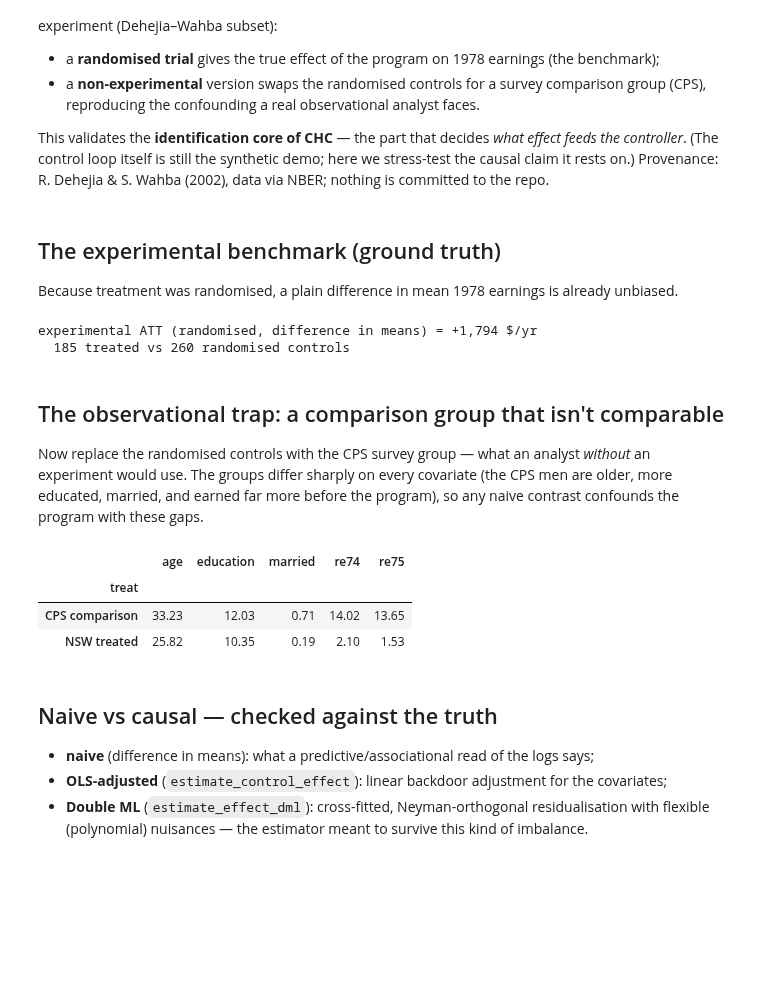
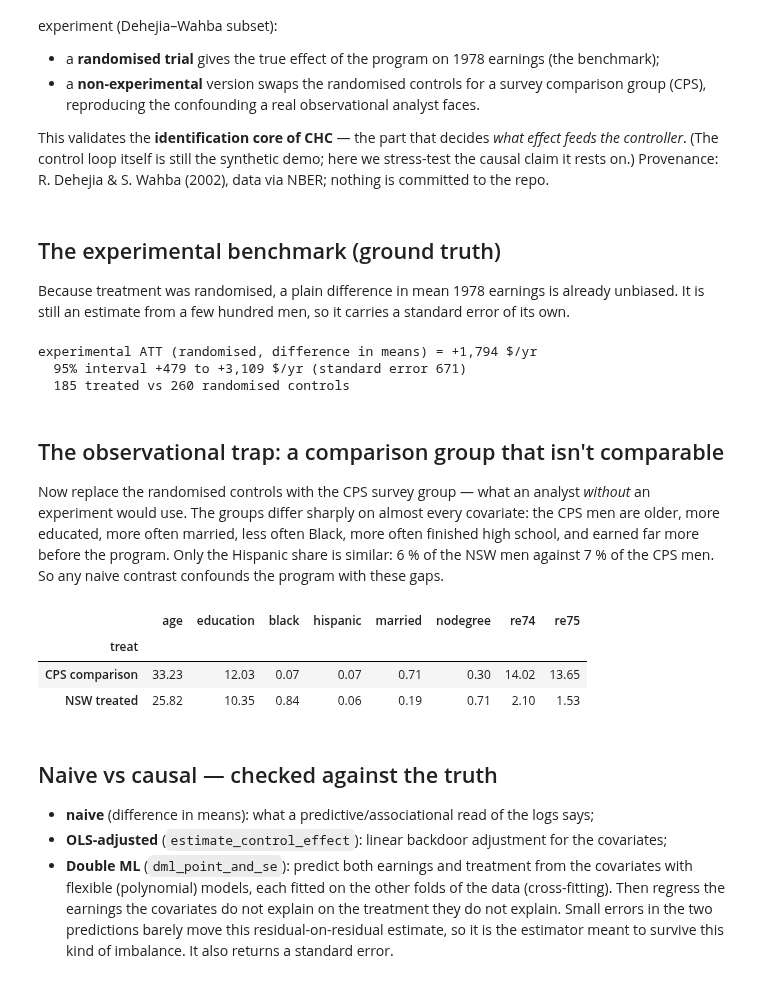
Before and after one commit to causaldyn/causal-hybrid-control, a Jupyter notebook: notebooks/07_real_data_lalonde.ipynb, the cells around one changed output. Saved outputs shown, nothing was run; the diff lists cells and outputs as text; code cells hidden in the pictures; blank space fills up the shorter version.

```diff
--- a/notebooks/07_real_data_lalonde.ipynb
+++ b/notebooks/07_real_data_lalonde.ipynb
@@ -56,42 +57,48 @@ def to_chc(df: pd.DataFrame) -> dict:
 # %% [markdown]
 ## The experimental benchmark (ground truth)
 
-Because treatment was randomised, a plain difference in mean 1978 earnings is already unbiased.
+Because treatment was randomised, a plain difference in mean 1978 earnings is already unbiased. It is
+still an estimate from a few hundred men, so it carries a standard error of its own.
 # %%
-truth = float(
-    experimental.loc[experimental.treat == 1, "re78"].mean()
-    - experimental.loc[experimental.treat == 0, "re78"].mean()
+treated = experimental.loc[experimental.treat == 1, "re78"]
+controls = experimental.loc[experimental.treat == 0, "re78"]
+truth = float(treated.mean() - controls.mean())
+truth_se = float((treated.var() / len(treated) + controls.var() / len(controls)) ** 0.5)
+print(f"experimental ATT (randomised, difference in means) = {truth * 1000:+,.0f} $/yr")
+print(
+    f"  95% interval {(truth - 1.96 * truth_se) * 1000:+,.0f} to "
+    f"{(truth + 1.96 * truth_se) * 1000:+,.0f} $/yr (standard error {truth_se * 1000:,.0f})"
 )
-print(f"experimental ATT (randomised, difference in means) = {truth * 1000:+,.0f} $/yr")
-print(f"  {int((experimental.treat == 1).sum())} treated vs "
-      f"{int((experimental.treat == 0).sum())} randomised controls")
+print(f"  {len(treated)} treated vs {len(controls)} randomised controls")
 # %% [output]
 experimental ATT (randomised, difference in means) = +1,794 $/yr
+  95% interval +479 to +3,109 $/yr (standard error 671)
   185 treated vs 260 randomised controls
 # %% [markdown]
 ## The observational trap: a comparison group that isn't comparable
 
 Now replace the randomised controls with the CPS survey group — what an analyst *without* an experiment
-would use. The groups differ sharply on every covariate (the CPS men are older, more educated, married,
-and earned far more before the program), so any naive contrast confounds the program with these gaps.
+would use. The groups differ sharply on almost every covariate: the CPS men are older, more educated,
+more often married, less often Black, more often finished high school, and earned far more before the
+program. Only the Hispanic share is similar: 6 % of the NSW men against 7 % of the CPS men. So any
+naive contrast confounds the program with these gaps.
 # %%
 obs = pd.concat([experimental[experimental.treat == 1], cps], ignore_index=True)
-balance = (
-    obs.groupby("treat")[["age", "education", "married", "re74", "re75"]]
-    .mean()
-    .rename(index={0: "CPS comparison", 1: "NSW treated"})
-)
+balance = obs.groupby("treat")[COV].mean().rename(index={0: "CPS comparison", 1: "NSW treated"})
 balance.round(2)
 # %% [output]
-|  | age | education | married | re74 | re75 |
-| treat |  |  |  |  |  |
-| CPS comparison | 33.23 | 12.03 | 0.71 | 14.02 | 13.65 |
-| NSW treated | 25.82 | 10.35 | 0.19 | 2.10 | 1.53 |
+|  | age | education | black | hispanic | married | nodegree | re74 | re75 |
+| treat |  |  |  |  |  |  |  |  |
+| CPS comparison | 33.23 | 12.03 | 0.07 | 0.07 | 0.71 | 0.30 | 14.02 | 13.65 |
+| NSW treated | 25.82 | 10.35 | 0.84 | 0.06 | 0.19 | 0.71 | 2.10 | 1.53 |
 # %% [markdown]
 ## Naive vs causal — checked against the truth
 
 - **naive** (difference in means): what a predictive/associational read of the logs says;
 - **OLS-adjusted** (`estimate_control_effect`): linear backdoor adjustment for the covariates;
-- **Double ML** (`estimate_effect_dml`): cross-fitted, Neyman-orthogonal residualisation with flexible
-  (polynomial) nuisances — the estimator meant to survive this kind of imbalance.
+- **Double ML** (`dml_point_and_se`): predict both earnings and treatment from the covariates with
+  flexible (polynomial) models, each fitted on the other folds of the data (cross-fitting). Then
+  regress the earnings the covariates do not explain on the treatment they do not explain. Small
+  errors in the two predictions barely move this residual-on-residual estimate, so it is the
+  estimator meant to survive this kind of imbalance. It also returns a standard error.
 # %%
```
Also changed, not shown: parts of 5 cells of this notebook, 30 other files.
